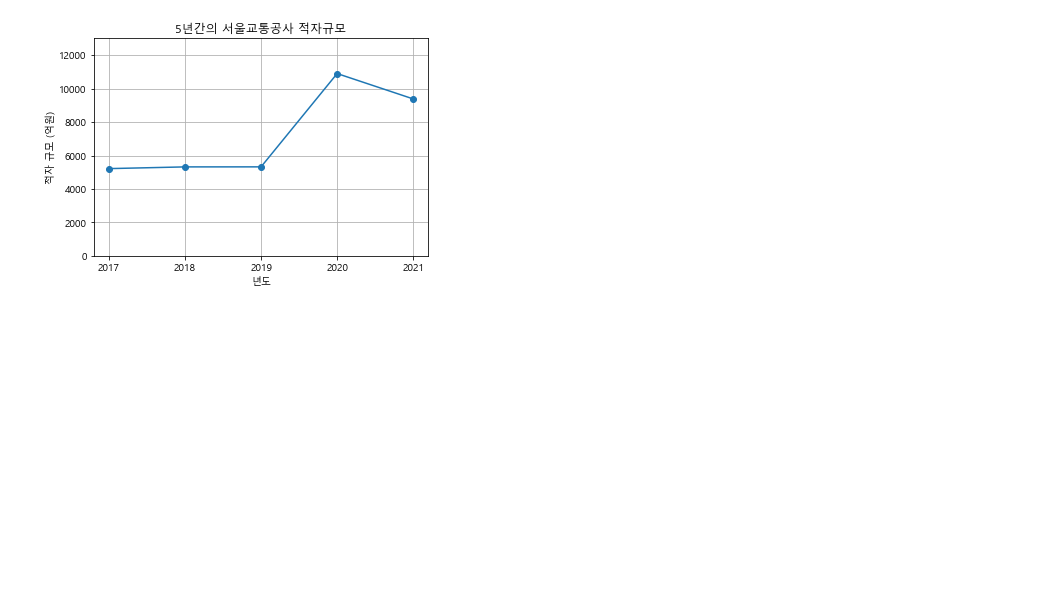
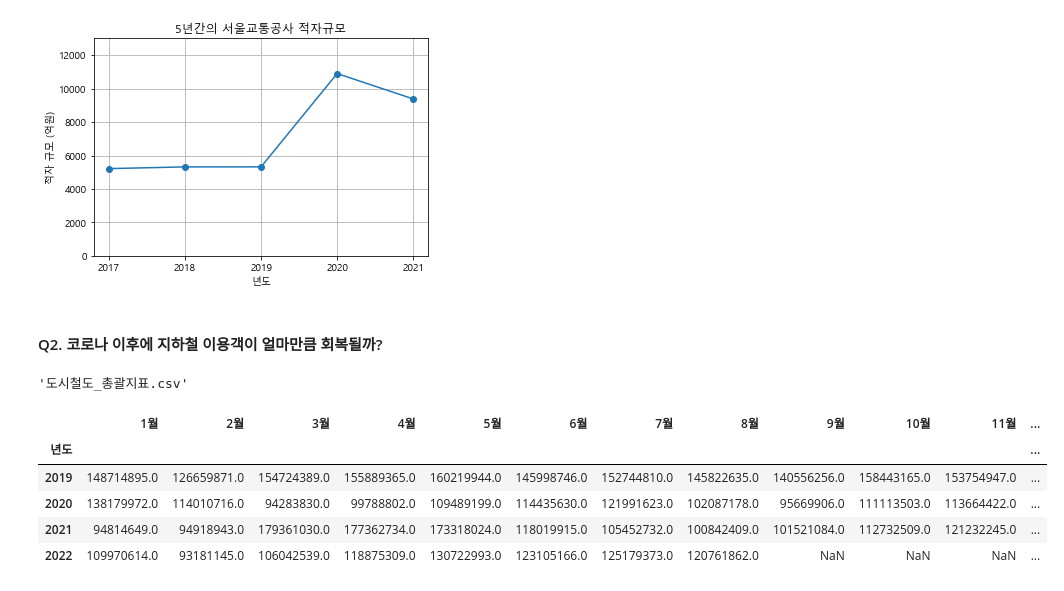
Before and after one commit to jmlee8939/seoul_metro_profit_analysis, a Jupyter notebook: EDA.ipynb, the cells around one changed output. Drawn from its saved outputs; the diff is of its cells as text; code cells hidden in the pictures; blank space fills up the shorter version.

```diff
--- a/EDA.ipynb
+++ b/EDA.ipynb
@@ -79,3 +81,9 @@ plt.title("5년간의 서울교통공사 적자규모")
 # %% [output]
 Text(0.5, 1.0, '5년간의 서울교통공사 적자규모')
 [figure]
+# %% [markdown]
+#### Q2. 코로나 이후에 지하철 이용객이 얼마만큼 회복될까?
+# %%
+csv_list[2]
+# %% [output]
+'도시철도_총괄지표.csv'
@@ -81,0 +94,9 @@ Text(0.5, 1.0, '5년간의 서울교통공사 적자규모')
+# %%
+df2
+# %% [output]
+|  | 1월 | 2월 | 3월 | 4월 | 5월 | 6월 | 7월 | 8월 | 9월 | 10월 | 11월 | ... |
+| 년도 |  |  |  |  |  |  |  |  |  |  |  | ... |
+| 2019 | 148714895.0 | 126659871.0 | 154724389.0 | 155889365.0 | 160219944.0 | 145998746.0 | 152744810.0 | 145822635.0 | 140556256.0 | 158443165.0 | 153754947.0 | ... |
+| 2020 | 138179972.0 | 114010716.0 | 94283830.0 | 99788802.0 | 109489199.0 | 114435630.0 | 121991623.0 | 102087178.0 | 95669906.0 | 111113503.0 | 113664422.0 | ... |
+| 2021 | 94814649.0 | 94918943.0 | 179361030.0 | 177362734.0 | 173318024.0 | 118019915.0 | 105452732.0 | 100842409.0 | 101521084.0 | 112732509.0 | 121232245.0 | ... |
+| 2022 | 109970614.0 | 93181145.0 | 106042539.0 | 118875309.0 | 130722993.0 | 123105166.0 | 125179373.0 | 120761862.0 | NaN | NaN | NaN | ... |
```
Also changed, not shown: parts of 8 cells of this notebook, 2 other files.
